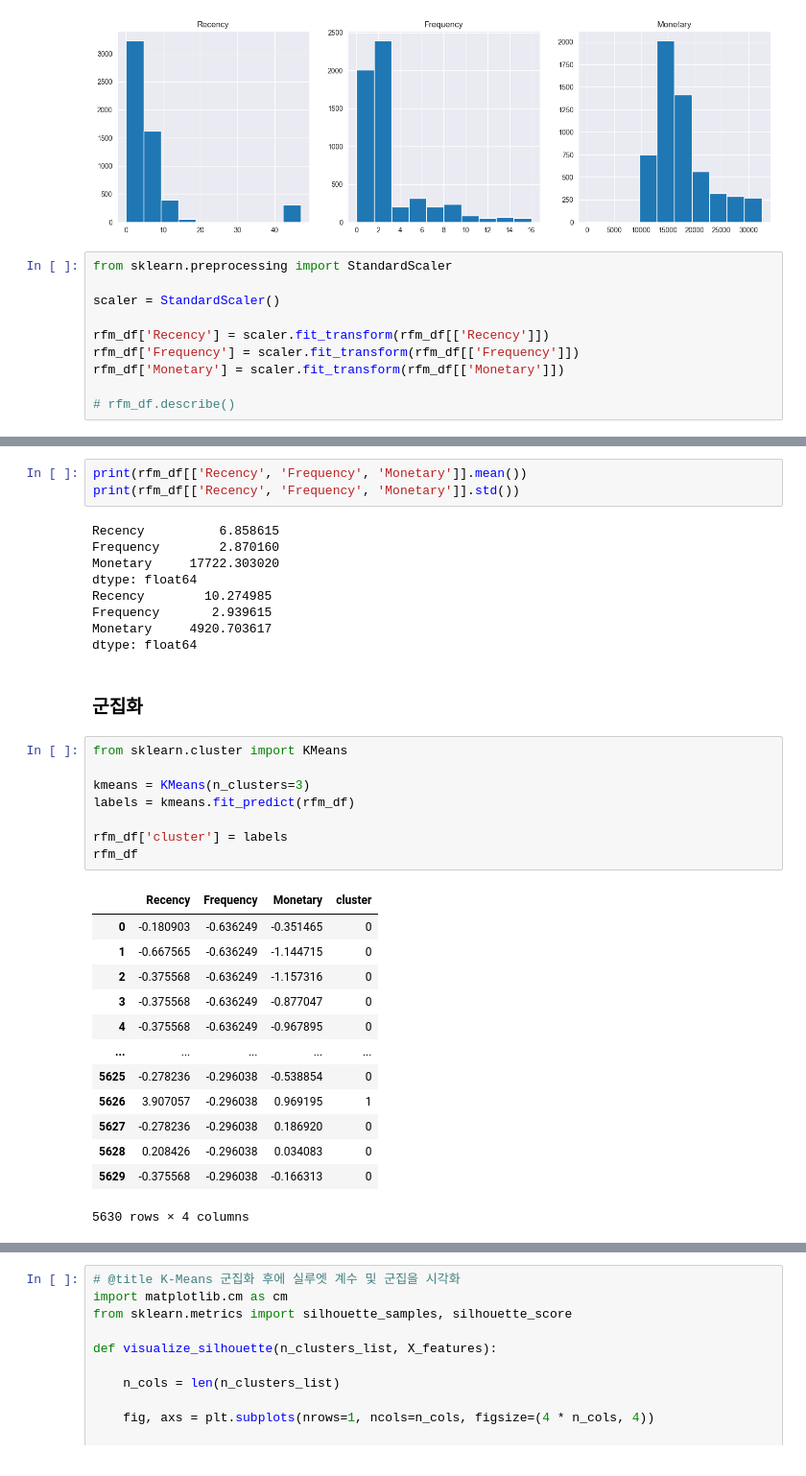
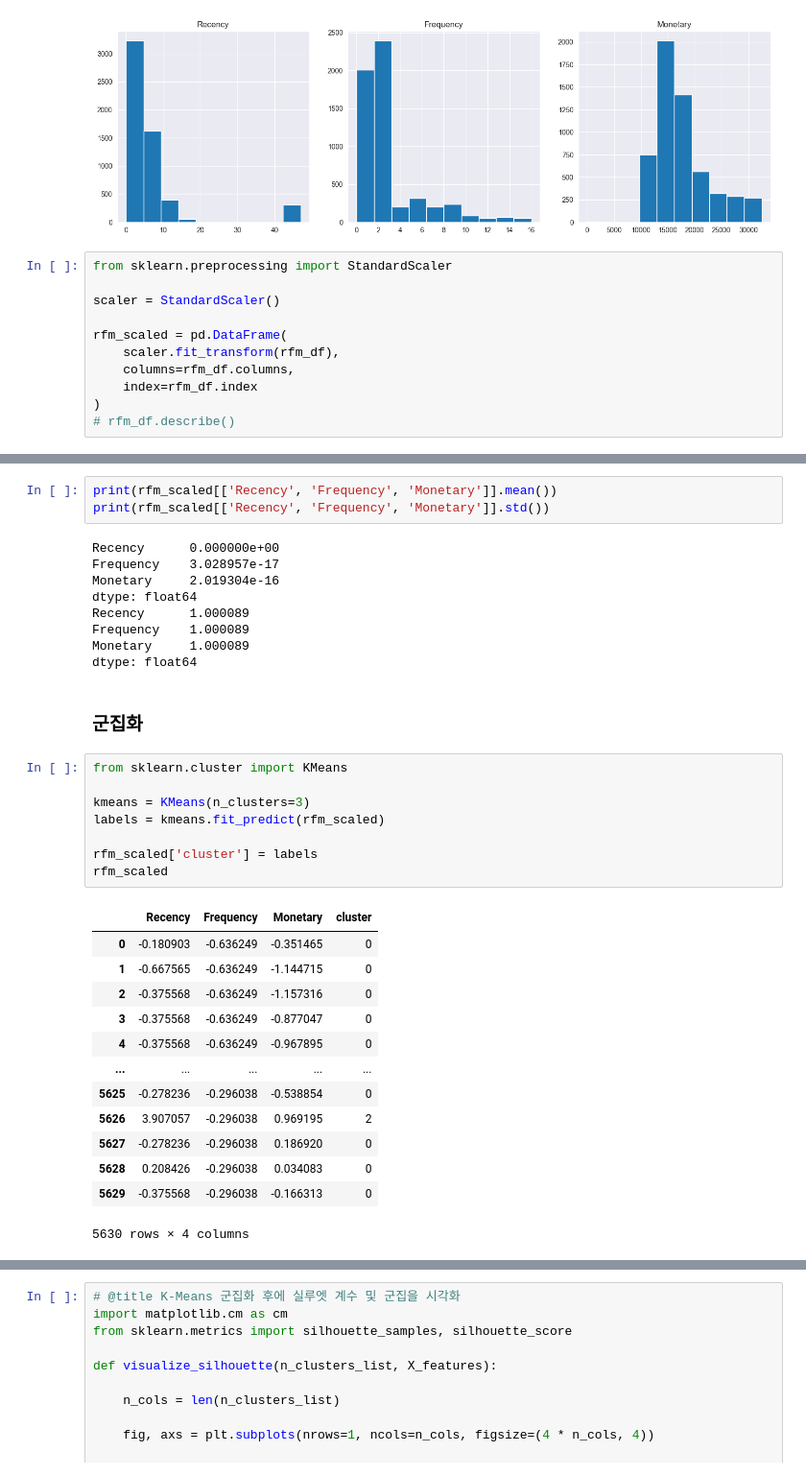
Before and after one commit to 0jihwan/SKN14-2nd-3Team, a Jupyter notebook: KongJihwan/RFA.ipynb, the cells around one changed output, grey strips where cells are left out. Shown at 96% size. Drawn from its saved outputs; the diff is of its cells as text.

```diff
--- a/KongJihwan/RFA.ipynb
+++ b/KongJihwan/RFA.ipynb
@@ -118,10 +140,11 @@ from sklearn.preprocessing import StandardScaler
 
 scaler = StandardScaler()
 
-rfm_df['Recency'] = scaler.fit_transform(rfm_df[['Recency']])
-rfm_df['Frequency'] = scaler.fit_transform(rfm_df[['Frequency']])
-rfm_df['Monetary'] = scaler.fit_transform(rfm_df[['Monetary']])
-
+rfm_scaled = pd.DataFrame(
+    scaler.fit_transform(rfm_df),
+    columns=rfm_df.columns,
+    index=rfm_df.index
+)
 # rfm_df.describe()
 # %%
 fig, ax = plt.subplots(1, 3, figsize=(17,5))
@@ -138,37 +161,37 @@ plt.show()
 # %% [output]
 [figure]
 # %%
-print(rfm_df[['Recency', 'Frequency', 'Monetary']].mean())
-print(rfm_df[['Recency', 'Frequency', 'Monetary']].std())
+print(rfm_scaled[['Recency', 'Frequency', 'Monetary']].mean())
+print(rfm_scaled[['Recency', 'Frequency', 'Monetary']].std())
 # %% [output]
-Recency          6.858615
-Frequency        2.870160
-Monetary     17722.303020
+Recency      0.000000e+00
+Frequency    3.028957e-17
+Monetary     2.019304e-16
 dtype: float64
-Recency        10.274985
-Frequency       2.939615
-Monetary     4920.703617
+Recency      1.000089
+Frequency    1.000089
+Monetary     1.000089
 dtype: float64
 # %% [markdown]
 ### 군집화
 # %%
 from sklearn.cluster import KMeans
 
 kmeans = KMeans(n_clusters=3)
-labels = kmeans.fit_predict(rfm_df)
+labels = kmeans.fit_predict(rfm_scaled)
 
-rfm_df['cluster'] = labels
-rfm_df
+rfm_scaled['cluster'] = labels
+rfm_scaled
 # %% [output]
 |  | Recency | Frequency | Monetary | cluster |
 | 0 | -0.180903 | -0.636249 | -0.351465 | 0 |
 | 1 | -0.667565 | -0.636249 | -1.144715 | 0 |
 | 2 | -0.375568 | -0.636249 | -1.157316 | 0 |
 | 3 | -0.375568 | -0.636249 | -0.877047 | 0 |
 | 4 | -0.375568 | -0.636249 | -0.967895 | 0 |
 | ... | ... | ... | ... | ... |
 | 5625 | -0.278236 | -0.296038 | -0.538854 | 0 |
-| 5626 | 3.907057 | -0.296038 | 0.969195 | 1 |
+| 5626 | 3.907057 | -0.296038 | 0.969195 | 2 |
 | 5627 | -0.278236 | -0.296038 | 0.186920 | 0 |
 | 5628 | 0.208426 | -0.296038 | 0.034083 | 0 |
 | 5629 | -0.375568 | -0.296038 | -0.166313 | 0 |
```
Also changed, not shown: parts of 21 cells of this notebook, 2 other files.
